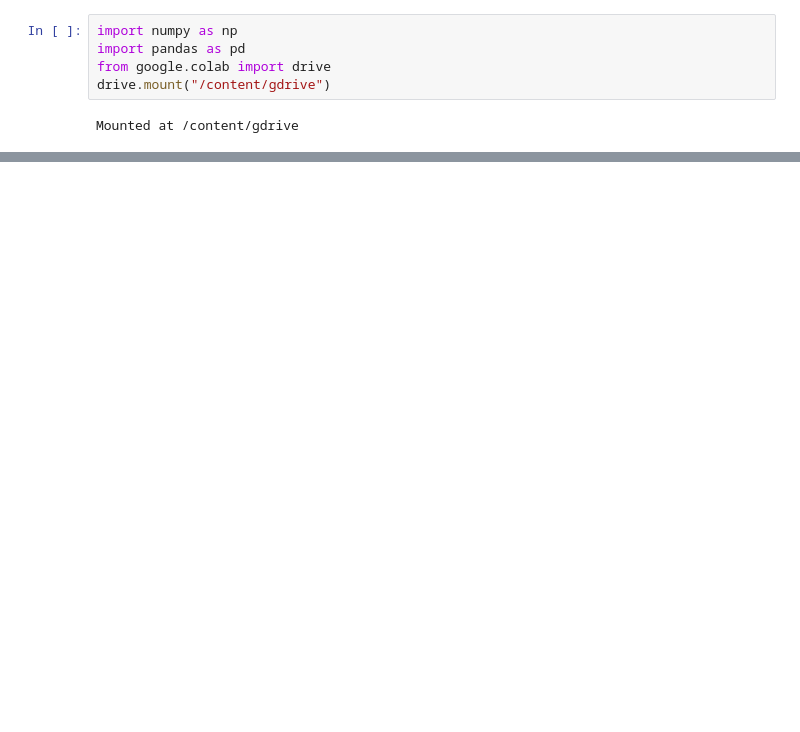
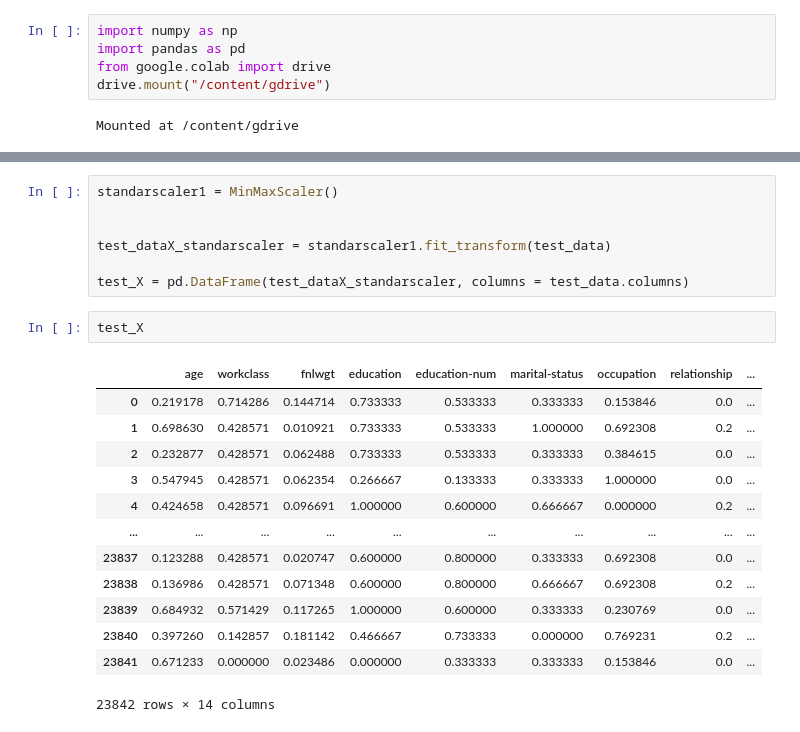
Before and after one commit to alecchae/income-level-prediciton, a Jupyter notebook: incomelevelprediction.ipynb, the cells around one changed output, grey strips where cells are left out. Saved outputs shown, nothing was run; the diff lists cells and outputs as text; blank space fills up the shorter version.

```diff
--- a/incomelevelprediction.ipynb
+++ b/incomelevelprediction.ipynb
@@ -79,0 +320,23 @@ train_data
+# %%
+standarscaler1 = MinMaxScaler()
+
+
+test_dataX_standarscaler = standarscaler1.fit_transform(test_data)
+
+test_X = pd.DataFrame(test_dataX_standarscaler, columns = test_data.columns)
+# %%
+test_X
+# %% [output]
+|  | age | workclass | fnlwgt | education | education-num | marital-status | occupation | relationship | ... |
+| 0 | 0.219178 | 0.714286 | 0.144714 | 0.733333 | 0.533333 | 0.333333 | 0.153846 | 0.0 | ... |
+| 1 | 0.698630 | 0.428571 | 0.010921 | 0.733333 | 0.533333 | 1.000000 | 0.692308 | 0.2 | ... |
+| 2 | 0.232877 | 0.428571 | 0.062488 | 0.733333 | 0.533333 | 0.333333 | 0.384615 | 0.0 | ... |
+| 3 | 0.547945 | 0.428571 | 0.062354 | 0.266667 | 0.133333 | 0.333333 | 1.000000 | 0.0 | ... |
+| 4 | 0.424658 | 0.428571 | 0.096691 | 1.000000 | 0.600000 | 0.666667 | 0.000000 | 0.2 | ... |
+| ... | ... | ... | ... | ... | ... | ... | ... | ... | ... |
+| 23837 | 0.123288 | 0.428571 | 0.020747 | 0.600000 | 0.800000 | 0.333333 | 0.692308 | 0.0 | ... |
+| 23838 | 0.136986 | 0.428571 | 0.071348 | 0.600000 | 0.800000 | 0.666667 | 0.692308 | 0.2 | ... |
+| 23839 | 0.684932 | 0.571429 | 0.117265 | 1.000000 | 0.600000 | 0.333333 | 0.230769 | 0.0 | ... |
+| 23840 | 0.397260 | 0.142857 | 0.181142 | 0.466667 | 0.733333 | 0.000000 | 0.769231 | 0.2 | ... |
+| 23841 | 0.671233 | 0.000000 | 0.023486 | 0.000000 | 0.333333 | 0.333333 | 0.153846 | 0.0 | ... |
+23842 rows × 14 columns
```
Also changed, not shown: parts of 33 cells of this notebook.
